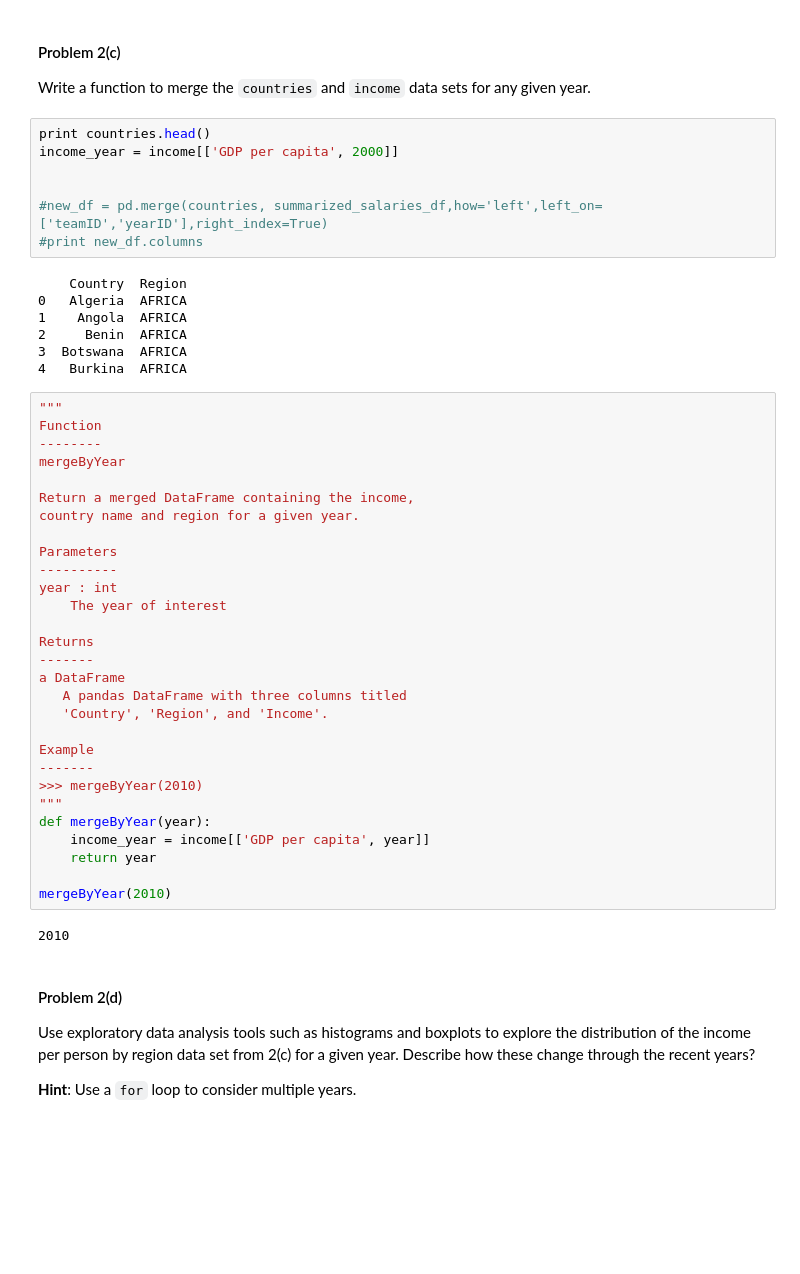
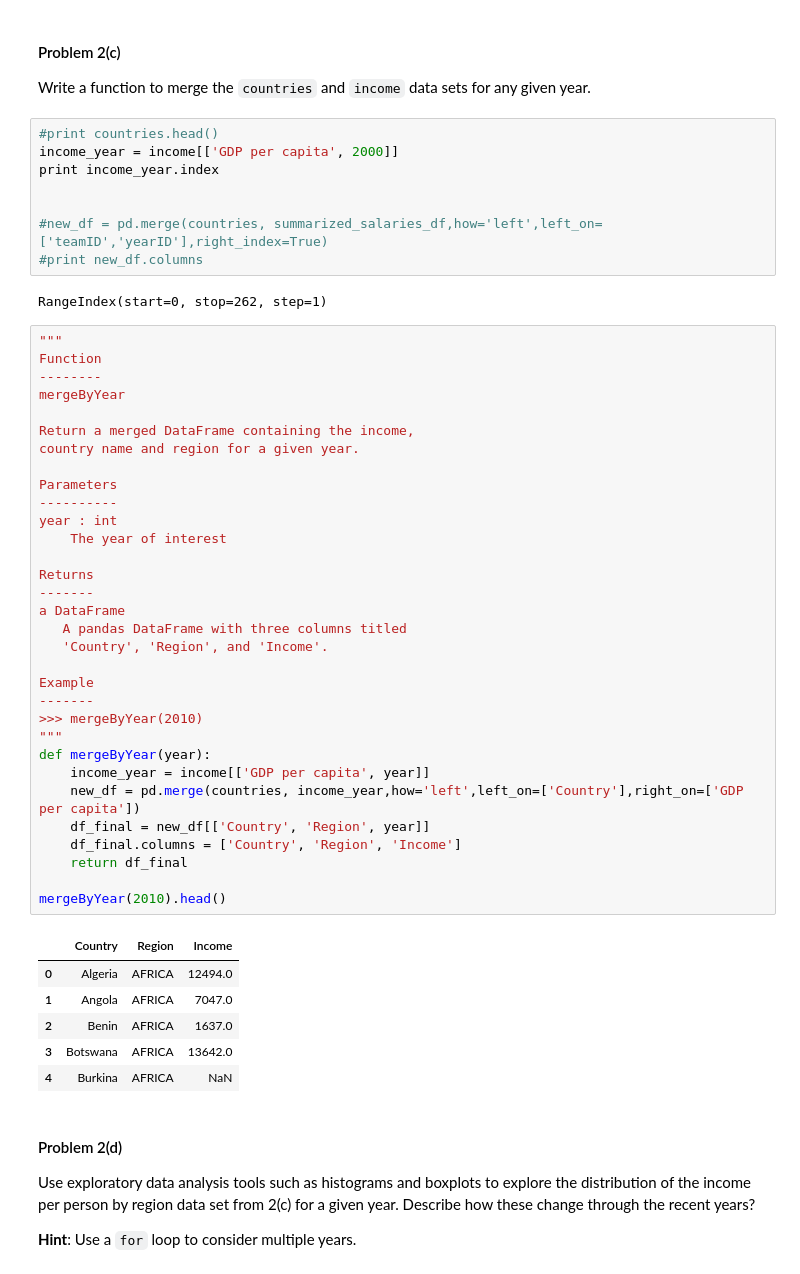
Before and after one commit to achanblard/cs109-hw, a Jupyter notebook: HW1.ipynb, the cells around one changed output. Cells and saved outputs as stored; diff of their text form; blank space fills up the shorter version.

```diff
--- a/HW1.ipynb
+++ b/HW1.ipynb
@@ -394,50 +394,54 @@ ax.set(ylabel="Countries",
 
 Write a function to merge the `countries` and `income` data sets for any given year.
 # %%
-print countries.head()
+#print countries.head()
 income_year = income[['GDP per capita', 2000]]
+print income_year.index
 
 
 #new_df = pd.merge(countries, summarized_salaries_df,how='left',left_on=['teamID','yearID'],right_index=True)
 #print new_df.columns
 # %% [output]
-    Country  Region
-0   Algeria  AFRICA
-1    Angola  AFRICA
-2     Benin  AFRICA
-3  Botswana  AFRICA
-4   Burkina  AFRICA
+RangeIndex(start=0, stop=262, step=1)
 # %%
 """
 Function
 --------
 mergeByYear
 
 Return a merged DataFrame containing the income,
 country name and region for a given year.
 
 Parameters
 ----------
 year : int
     The year of interest
 
 Returns
 -------
 a DataFrame
    A pandas DataFrame with three columns titled
    'Country', 'Region', and 'Income'.
 
 Example
 -------
 >>> mergeByYear(2010)
 """
 def mergeByYear(year):
     income_year = income[['GDP per capita', year]]
-    return year
+    new_df = pd.merge(countries, income_year,how='left',left_on=['Country'],right_on=['GDP per capita'])
+    df_final = new_df[['Country', 'Region', year]]
+    df_final.columns = ['Country', 'Region', 'Income']
+    return df_final
 
-mergeByYear(2010)
+mergeByYear(2010).head()
 # %% [output]
-2010
+|  | Country | Region | Income |
+| 0 | Algeria | AFRICA | 12494.0 |
+| 1 | Angola | AFRICA | 7047.0 |
+| 2 | Benin | AFRICA | 1637.0 |
+| 3 | Botswana | AFRICA | 13642.0 |
+| 4 | Burkina | AFRICA | NaN |
 # %% [markdown]
 #### Problem 2(d)
 
```
Also changed, not shown: parts of 2 cells of this notebook.
